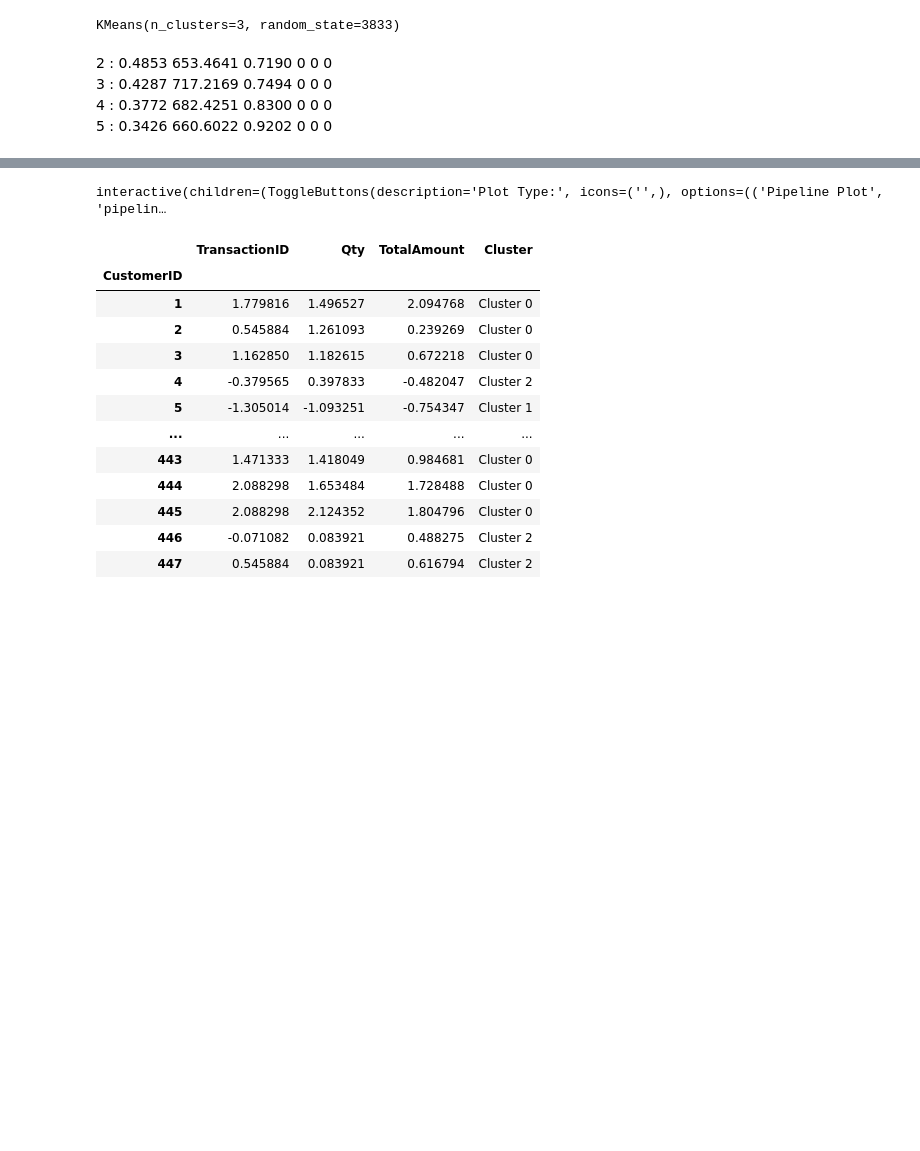
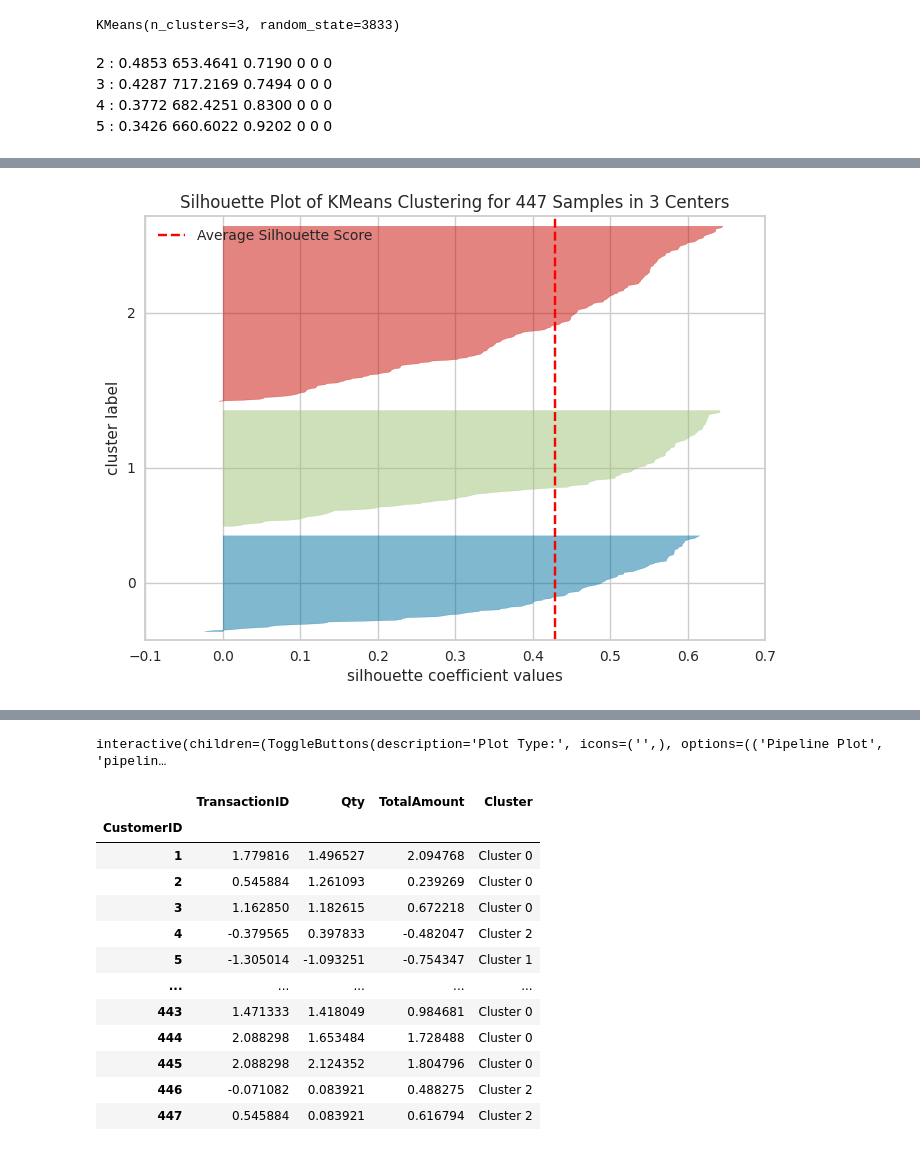
Before and after one commit to rizal-mujahiddan69/Kalbe_rakamin_intern, a Jupyter notebook: Output/kalbe-rakamin-notebook.ipynb, the cells around one changed output, grey strips where cells are left out. Cells and saved outputs as stored; diff of their text form; code cells hidden in the pictures; blank space fills up the shorter version.

```diff
--- a/Output/kalbe-rakamin-notebook.ipynb
+++ b/Output/kalbe-rakamin-notebook.ipynb
@@ -1996,0 +2012,9 @@ py_clu.plot_model(model_clus,plot='cluster')
+# %%
+#     * 'cluster' - Cluster PCA Plot (2d)
+#     * 'tsne' - Cluster t-SNE (3d)
+#     * 'elbow' - Elbow Plot
+#     * 'silhouette' - Silhouette Plot
+#     * 'distance' - Distance Plot
+#     * 'distribution' - Distribution Plot
+py_clu.plot_model(model_clus,plot='silhouette')
+# %% [output]
@@ -1996,0 +2022 @@ py_clu.plot_model(model_clus,plot='cluster')
+[figure, added]
```
Also changed, not shown: parts of 13 cells of this notebook, 2 other files.
